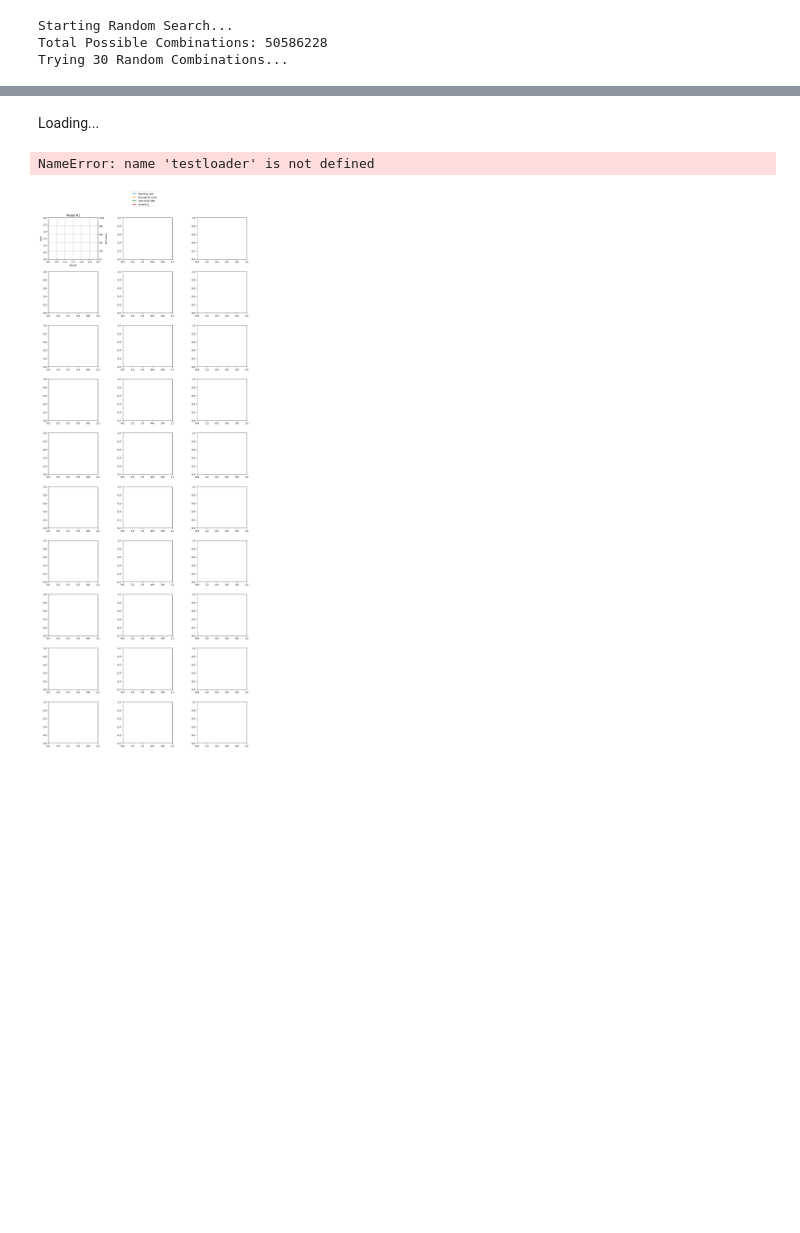
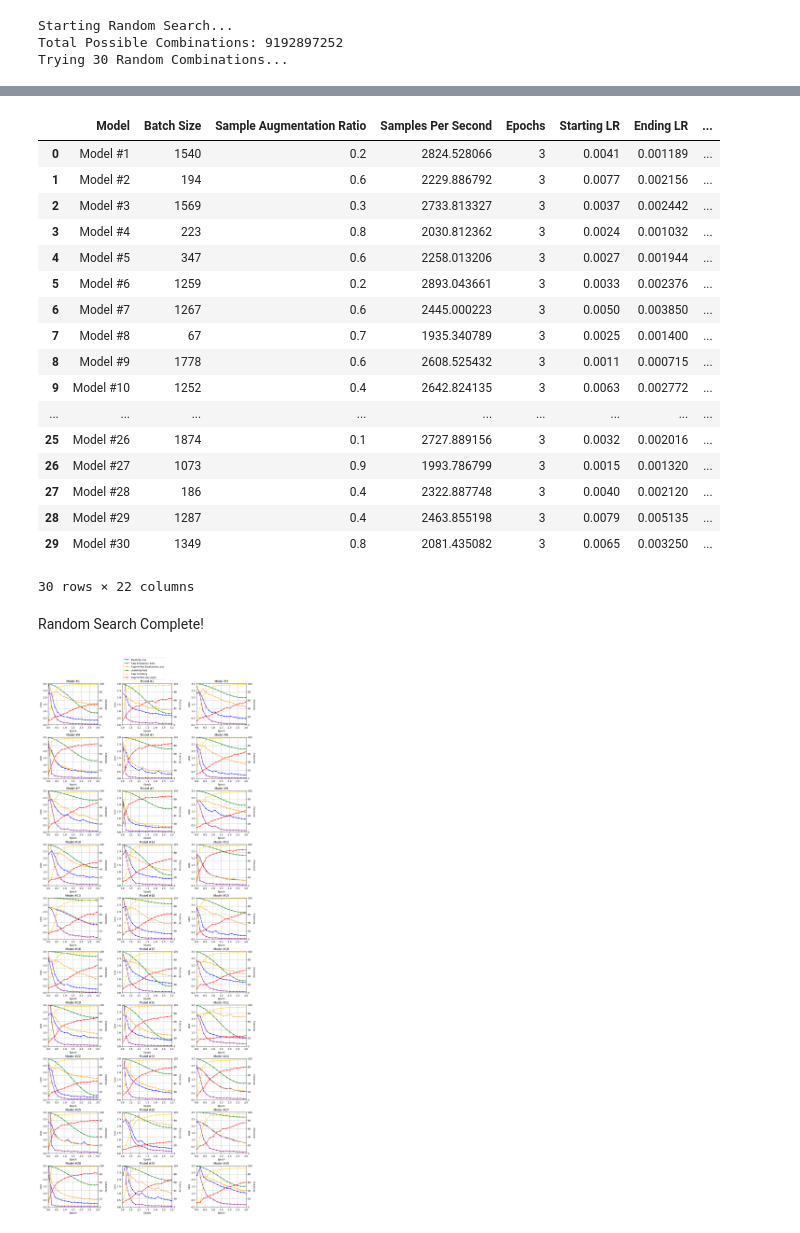
Before and after one commit to freddyouellette/mnist-pytorch, a Jupyter notebook: search.ipynb, the cells around one changed output, grey strips where cells are left out. Cells and saved outputs as stored; diff of their text form; code cells hidden in the pictures; blank space fills up the shorter version.

Commit message:
rerun search with more Markdown explanations

```diff
--- a/search.ipynb
+++ b/search.ipynb
@@ -49,5 +78,5 @@ class ModelParts:
 # %%
-def build_model(params: ModelParams) -> ModelParts:
+def build_model(model_params: ModelParams) -> ModelParts:
     model = nn.Sequential(
         # input shape: 1 x 28 x 28 = 784
 
@@ -73,25 +102,25 @@ def build_model(params: ModelParams) -> ModelParts:
 
         nn.Linear(64 * 7 * 7, 1000),
         nn.ReLU(),
-        nn.Dropout(p=params.dropout),
+        nn.Dropout(p=model_params.dropout),
 
         nn.Linear(1000, 128),
         nn.ReLU(),
-        nn.Dropout(p=params.dropout),
+        nn.Dropout(p=model_params.dropout),
         nn.Linear(128, 10),
     )
 
     optimizer = optim.Adam(
         model.parameters(),
-        lr=params.starting_learning_rate,
-        weight_decay=params.weight_decay,
+        lr=model_params.starting_learning_rate,
+        weight_decay=model_params.weight_decay,
     )
 
     # scheduler will step at each eval
     scheduler = optim.lr_scheduler.CosineAnnealingLR(
         optimizer,
-        T_max=60000 * params.epochs / params.batch_size / params.eval_batch_interval,
-        eta_min=params.ending_learning_rate_ratio * params.starting_learning_rate,
+        T_max=60000 * model_params.epochs / model_params.batch_size / model_params.eval_batch_interval,
+        eta_min=model_params.ending_learning_rate_ratio * model_params.starting_learning_rate,
     )
 
     loss_function = nn.CrossEntropyLoss()
@@ -447,9 +464,15 @@ def random_search(param_grid: ParamGrid, max_trains: int=10):
 # %%
+import os
+from dotenv import load_dotenv
+
+load_dotenv(".env", override=True)
+
+MAX_BATCH_SIZE = int(os.getenv("MAX_BATCH_SIZE"))
 
 results = random_search(
     ParamGrid(
         # smaller batch sizes perform better
-        batch_size=[5, 10, 25, 50, 75, 100, 250, 500, 1000, 1500, 2000],
+        batch_size=range(1, MAX_BATCH_SIZE),
         sample_augmentation_ratio=[x * 0.1 for x in range(1, 10)],
         epochs=[3],
         # anything above 0.008 or below 0.0001 performs poorly
@@ -463,5 +486,5 @@ results = random_search(
 )
 # %% [output]
 Starting Random Search...
-Total Possible Combinations: 50586228
+Total Possible Combinations: 9192897252
 Trying 30 Random Combinations...
@@ -470,3 +491,20 @@ Trying 30 Random Combinations...
+|  | Model | Batch Size | Sample Augmentation Ratio | Samples Per Second | Epochs | Starting LR | Ending LR | ... |
+| 0 | Model #1 | 1540 | 0.2 | 2824.528066 | 3 | 0.0041 | 0.001189 | ... |
+| 1 | Model #2 | 194 | 0.6 | 2229.886792 | 3 | 0.0077 | 0.002156 | ... |
+| 2 | Model #3 | 1569 | 0.3 | 2733.813327 | 3 | 0.0037 | 0.002442 | ... |
+| 3 | Model #4 | 223 | 0.8 | 2030.812362 | 3 | 0.0024 | 0.001032 | ... |
+| 4 | Model #5 | 347 | 0.6 | 2258.013206 | 3 | 0.0027 | 0.001944 | ... |
+| 5 | Model #6 | 1259 | 0.2 | 2893.043661 | 3 | 0.0033 | 0.002376 | ... |
+| 6 | Model #7 | 1267 | 0.6 | 2445.000223 | 3 | 0.0050 | 0.003850 | ... |
+| 7 | Model #8 | 67 | 0.7 | 1935.340789 | 3 | 0.0025 | 0.001400 | ... |
+| 8 | Model #9 | 1778 | 0.6 | 2608.525432 | 3 | 0.0011 | 0.000715 | ... |
+| 9 | Model #10 | 1252 | 0.4 | 2642.824135 | 3 | 0.0063 | 0.002772 | ... |
+| ... | ... | ... | ... | ... | ... | ... | ... | ... |
+| 25 | Model #26 | 1874 | 0.1 | 2727.889156 | 3 | 0.0032 | 0.002016 | ... |
+| 26 | Model #27 | 1073 | 0.9 | 1993.786799 | 3 | 0.0015 | 0.001320 | ... |
+| 27 | Model #28 | 186 | 0.4 | 2322.887748 | 3 | 0.0040 | 0.002120 | ... |
+| 28 | Model #29 | 1287 | 0.4 | 2463.855198 | 3 | 0.0079 | 0.005135 | ... |
+| 29 | Model #30 | 1349 | 0.8 | 2081.435082 | 3 | 0.0065 | 0.003250 | ... |
+30 rows × 22 columns
-Loading...
+Random Search Complete!
-NameError: name 'testloader' is not defined
-[figure, old version]
+[figure, new version]
```
Also changed, not shown: parts of 12 cells of this notebook.
